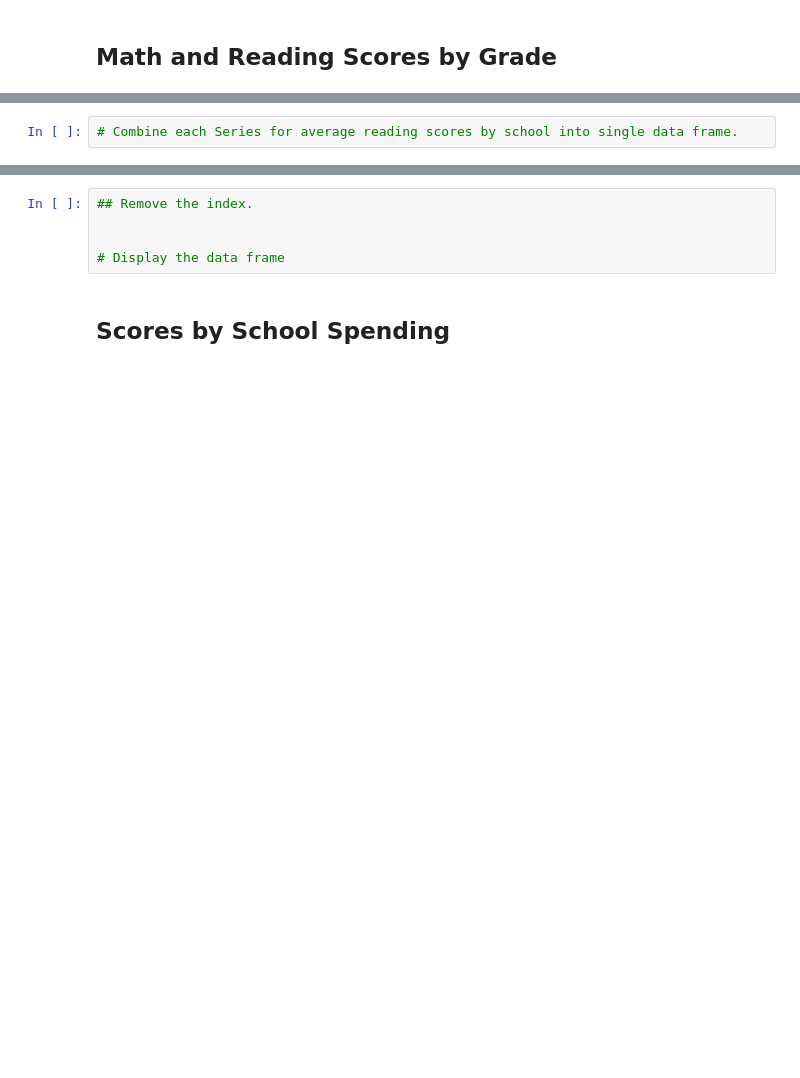
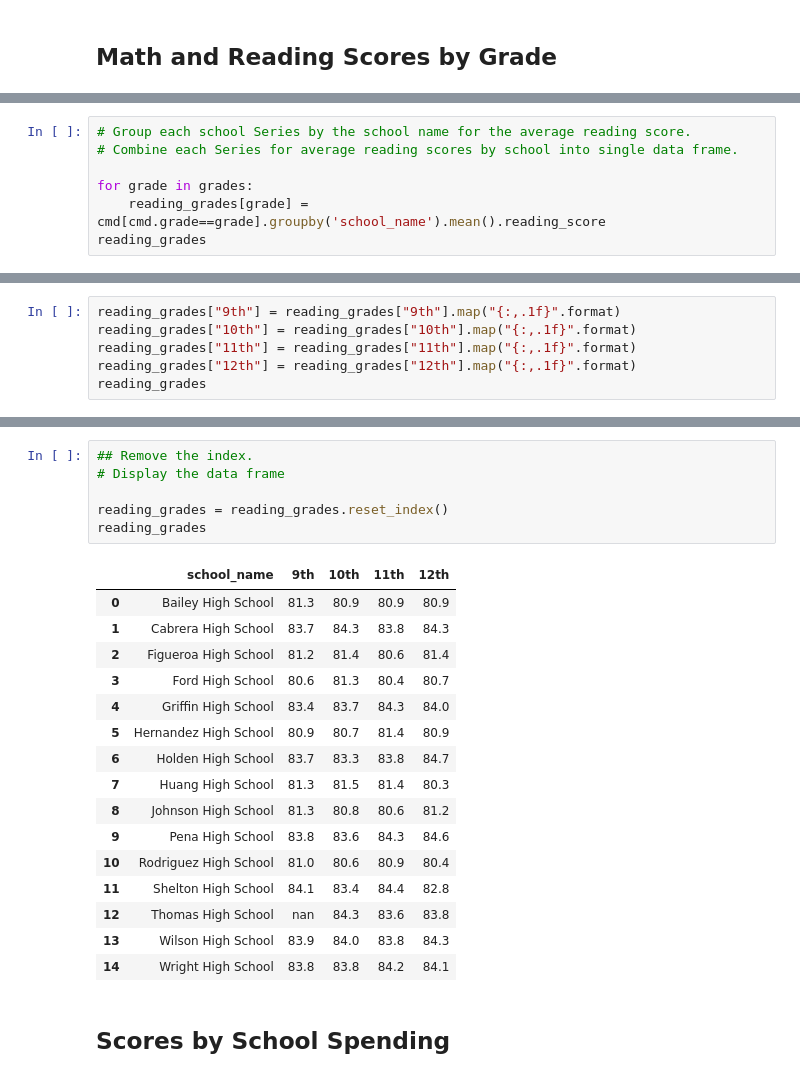
Before and after one commit to teadodger/School_District_Analysis, a Jupyter notebook: PyCitySchools_ChallengeSV.ipynb, the cells around one changed output, grey strips where cells are left out. Drawn from its saved outputs; the diff is of its cells as text; blank space fills up the shorter version.

```diff
--- a/PyCitySchools_ChallengeSV.ipynb
+++ b/PyCitySchools_ChallengeSV.ipynb
@@ -480,2 +485,7 @@ Bottom_Five.head()
 # %%
+# Group each school Series by the school name for the average reading score.
 # Combine each Series for average reading scores by school into single data frame.
+
+for grade in grades:
+    reading_grades[grade] = cmd[cmd.grade==grade].groupby('school_name').mean().reading_score
+reading_grades
@@ -483,0 +548,6 @@ Bottom_Five.head()
+# %%
+reading_grades["9th"] = reading_grades["9th"].map("{:,.1f}".format)
+reading_grades["10th"] = reading_grades["10th"].map("{:,.1f}".format)
+reading_grades["11th"] = reading_grades["11th"].map("{:,.1f}".format)
+reading_grades["12th"] = reading_grades["12th"].map("{:,.1f}".format)
+reading_grades
@@ -489,7 +595,25 @@ Bottom_Five.head()
 # %%
 ## Remove the index.
+# Display the data frame
 
-
-# Display the data frame
+reading_grades = reading_grades.reset_index()
+reading_grades
+# %% [output]
+|  | school_name | 9th | 10th | 11th | 12th |
+| 0 | Bailey High School | 81.3 | 80.9 | 80.9 | 80.9 |
+| 1 | Cabrera High School | 83.7 | 84.3 | 83.8 | 84.3 |
+| 2 | Figueroa High School | 81.2 | 81.4 | 80.6 | 81.4 |
+| 3 | Ford High School | 80.6 | 81.3 | 80.4 | 80.7 |
+| 4 | Griffin High School | 83.4 | 83.7 | 84.3 | 84.0 |
+| 5 | Hernandez High School | 80.9 | 80.7 | 81.4 | 80.9 |
+| 6 | Holden High School | 83.7 | 83.3 | 83.8 | 84.7 |
+| 7 | Huang High School | 81.3 | 81.5 | 81.4 | 80.3 |
+| 8 | Johnson High School | 81.3 | 80.8 | 80.6 | 81.2 |
+| 9 | Pena High School | 83.8 | 83.6 | 84.3 | 84.6 |
+| 10 | Rodriguez High School | 81.0 | 80.6 | 80.9 | 80.4 |
+| 11 | Shelton High School | 84.1 | 83.4 | 84.4 | 82.8 |
+| 12 | Thomas High School | nan | 84.3 | 83.6 | 83.8 |
+| 13 | Wilson High School | 83.9 | 84.0 | 83.8 | 84.3 |
+| 14 | Wright High School | 83.8 | 83.8 | 84.2 | 84.1 |
 # %% [markdown]
 ## Scores by School Spending
```
Also changed, not shown: parts of 28 cells of this notebook, 2 other files.
